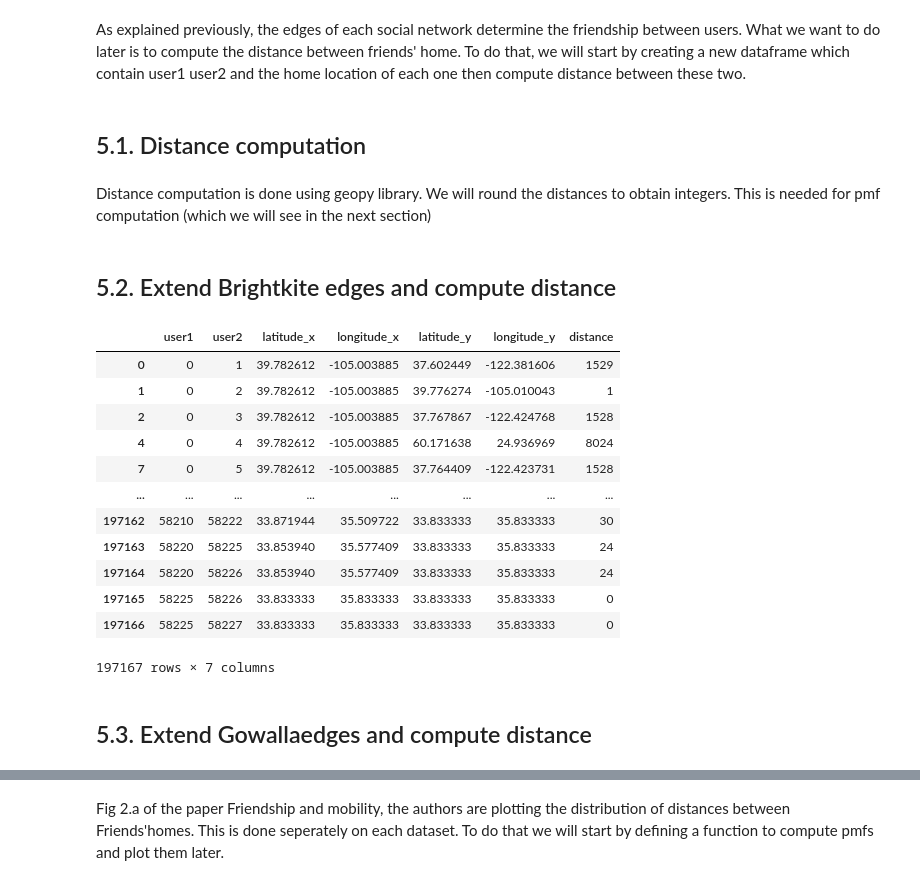
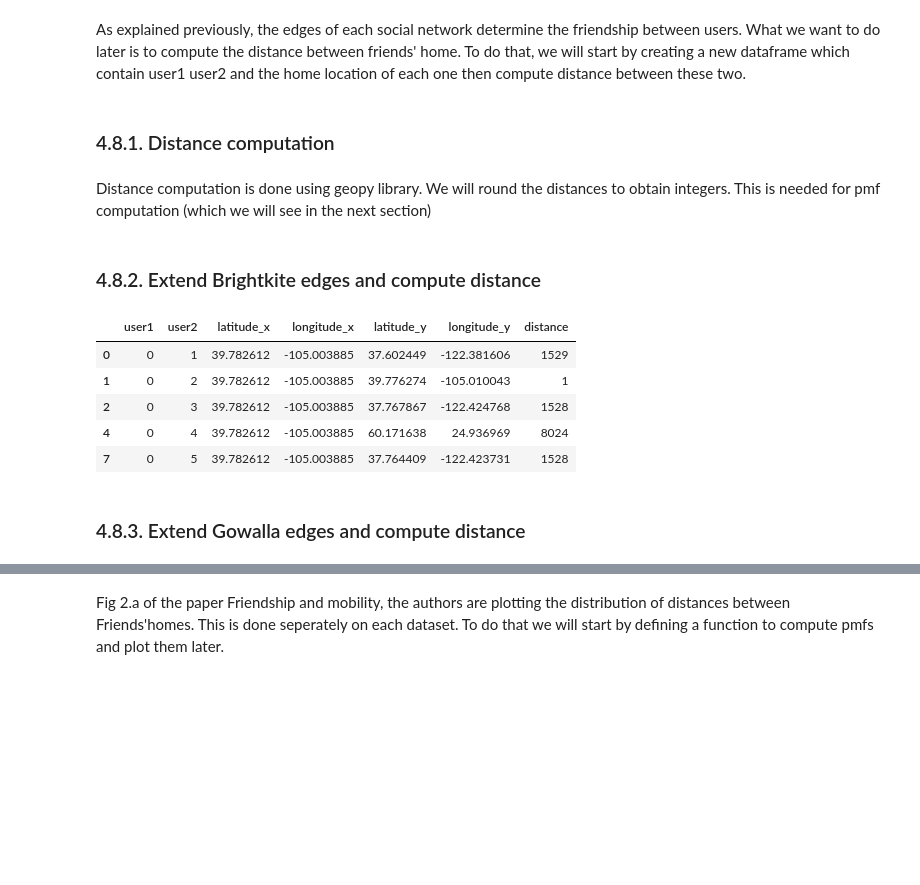
Before and after one commit to TheAzouz/Replication-of-Friendship-and-mobility, a Jupyter notebook: replication_report.ipynb, the cells around one changed output, grey strips where cells are left out. Cells and saved outputs as stored; diff of their text form; code cells hidden in the pictures; blank space fills up the shorter version.

```diff
--- a/replication_report.ipynb
+++ b/replication_report.ipynb
@@ -236,6 +220,9 @@ df_brightkite_totalCheckins[(df_brightkite_totalCheckins.longitude<-180)|
 # %%
 #drop nan values
 df_brightkite_totalCheckins.dropna(inplace=True)
+# %%
+df_brightkite_totalCheckins = df_brightkite_totalCheckins[(df_brightkite_totalCheckins['latitude'] !=0) &
+                                                          (df_brightkite_totalCheckins['longitude'] != 0)]
 # %% [markdown]
 ## 3.2. Friendships duplicated edges
 # %% [markdown]
@@ -302,10 +239,0 @@ len(str(df_brightkite_edges['user1'].max()))
-# %%
-# We repeat the same operation on brightkite_edges dataframe
-df_brightkite_edges['edge'] = df_brightkite_edges.\
-                            apply(lambda row:''.join(sorted([format(row['user1'],'05d'),
-                                                             format(row['user2'],'05d')])),axis=1)
-# %%
-# Removing duplicates and dropping the unnecessary column
-df_brightkite_edges.drop_duplicates('edge',inplace=True)
-df_brightkite_edges.drop(columns=['edge'],inplace=True)
-df_brightkite_edges
@@ -325,0 +240,2 @@ df_brightkite_edges
+# %%
+df_brightkite_edges = df_brightkite_edges[df_brightkite_edges['user1']<df_brightkite_edges['user2']]
@@ -558,7 +461,7 @@ plt.legend(['check-ins','home'],markerscale=2)
 As explained previously, the edges of each social network determine the friendship between users.
 What we want to do later is to compute the distance between friends' home. To do that, we will start by creating a new dataframe which contain user1 user2 and the home location of each one then compute distance between these two.
 # %% [markdown]
-## 5.1. Distance computation
+### 4.8.1. Distance computation
 # %% [markdown]
 Distance computation is done using geopy library. We will round the distances to obtain integers. This is needed for pmf computation (which we will see in the next section)
 # %%
@@ -582,7 +485,7 @@ def compute_distance_km(row):
     dist = distance.geodesic(point1,point2).km
     return round(dist)
 # %% [markdown]
-## 5.2. Extend Brightkite edges and compute distance
+### 4.8.2. Extend Brightkite edges and compute distance
 # %%
 # Merge brightkite_edges with average user location to obtain the average location of user1
 df_dist_brightkite = df_brightkite_edges.merge(users_brightkite_home_location, left_on='user1',
@@ -594,23 +497,16 @@ df_dist_brightkite = df_dist_brightkite.merge(users_brightkite_home_location, le
 df_dist_brightkite['distance'] = df_dist_brightkite.apply(compute_distance_km,axis=1)
 # %%
 # display dist_brightkite dataframe
-df_dist_brightkite
+df_dist_brightkite.head()
 # %% [output]
 |  | user1 | user2 | latitude_x | longitude_x | latitude_y | longitude_y | distance |
 | 0 | 0 | 1 | 39.782612 | -105.003885 | 37.602449 | -122.381606 | 1529 |
 | 1 | 0 | 2 | 39.782612 | -105.003885 | 39.776274 | -105.010043 | 1 |
 | 2 | 0 | 3 | 39.782612 | -105.003885 | 37.767867 | -122.424768 | 1528 |
 | 4 | 0 | 4 | 39.782612 | -105.003885 | 60.171638 | 24.936969 | 8024 |
 | 7 | 0 | 5 | 39.782612 | -105.003885 | 37.764409 | -122.423731 | 1528 |
-| ... | ... | ... | ... | ... | ... | ... | ... |
-| 197162 | 58210 | 58222 | 33.871944 | 35.509722 | 33.833333 | 35.833333 | 30 |
-| 197163 | 58220 | 58225 | 33.853940 | 35.577409 | 33.833333 | 35.833333 | 24 |
-| 197164 | 58220 | 58226 | 33.853940 | 35.577409 | 33.833333 | 35.833333 | 24 |
-| 197165 | 58225 | 58226 | 33.833333 | 35.833333 | 33.833333 | 35.833333 | 0 |
-| 197166 | 58225 | 58227 | 33.833333 | 35.833333 | 33.833333 | 35.833333 | 0 |
-197167 rows × 7 columns
 # %% [markdown]
-## 5.3. Extend Gowallaedges and compute distance
+### 4.8.3. Extend Gowalla edges and compute distance
 # %%
 # Merge gowalla_edges with average user location to obtain the average location of user1
 df_dist_gowalla = df_gowalla_edges.merge(users_gowalla_home_location, left_on='user1',
```
Also changed, not shown: parts of 93 cells of this notebook.
